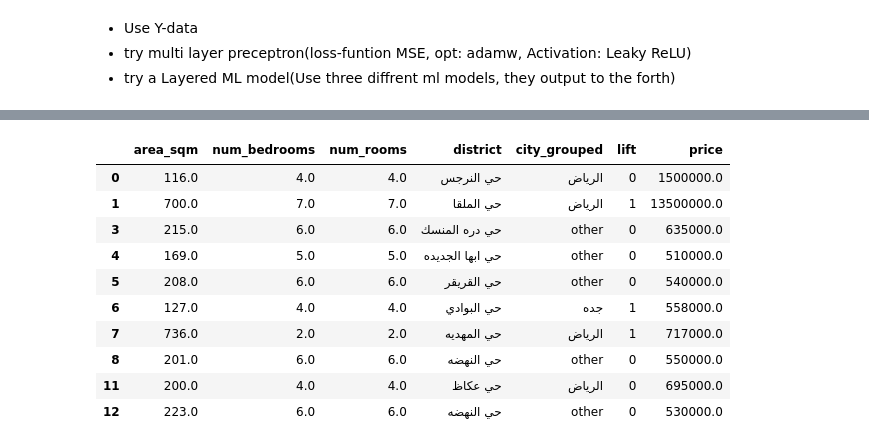
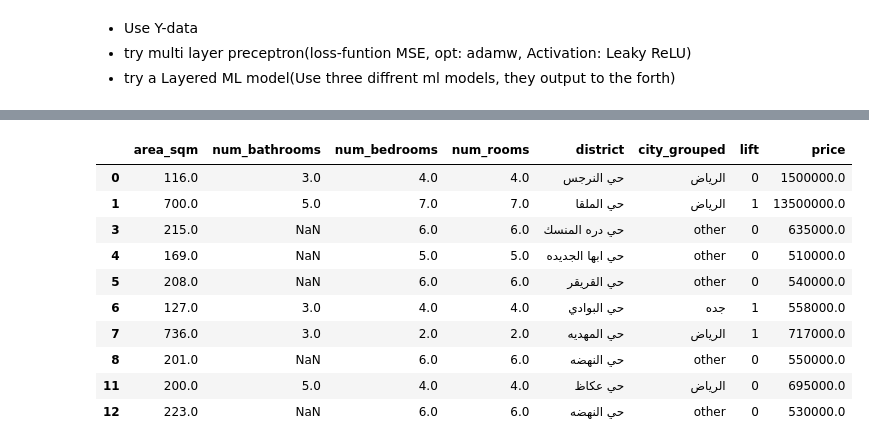
Before and after one commit to AFAskar/Machine-Learning-W3, a Jupyter notebook: aqar.ipynb, the cells around one changed output, grey strips where cells are left out. Drawn from its saved outputs; the diff is of its cells as text; code cells hidden in the pictures.

```diff
--- a/aqar.ipynb
+++ b/aqar.ipynb
@@ -35,40 +54,40 @@ df.hist(bins=50, figsize=(20,15))
 # %%
 
-num_feature_cols=["area_sqm","num_bedrooms","num_rooms"]
+num_feature_cols=["area_sqm","num_bathrooms","num_bedrooms","num_rooms"]
 cat_feature_cols=["district","city_grouped"]
 bool_feature_cols=["lift"]
 
 df : pd.DataFrame = df[(df['is_rental'] == False) & (df['is_daily_rental'] == False) & (df['sale_type'] != 'rent') & (df['sale_type'] !='daily')].copy()
 pd.set_option('future.no_silent_downcasting', True)
 # drop listings of land without buildings
 df : pd.DataFrame = df[df['category_ga_property_category'] != 'land'].copy()
 # drop listings of commercial buildings
 df : pd.DataFrame = df[(df["category_ga_listing_type"]!= "office") & (df["category_ga_listing_type"]!="store") & (df["category_ga_listing_type"]!="warehouse") & (df["category_ga_listing_type"]!="lounge")].copy()
 
 for bool_col in bool_feature_cols:
     df[bool_col] = df[bool_col].astype(int)
 
 # combine rare cities into 'Other'
 city_counts = df['city'].value_counts(normalize=True)
 rare_cities = city_counts[city_counts < 0.02].index
 df['city_grouped'] = df['city'].apply(lambda x: 'other' if x in rare_cities else x)
 
 target_col=["price"]
 
 
 df[num_feature_cols + cat_feature_cols + bool_feature_cols + target_col].head(10)
 # %% [output]
-|  | area_sqm | num_bedrooms | num_rooms | district | city_grouped | lift | price |
-| 0 | 116.0 | 4.0 | 4.0 | حي النرجس | الرياض | 0 | 1500000.0 |
-| 1 | 700.0 | 7.0 | 7.0 | حي الملقا | الرياض | 1 | 13500000.0 |
-| 3 | 215.0 | 6.0 | 6.0 | حي دره المنسك | other | 0 | 635000.0 |
-| 4 | 169.0 | 5.0 | 5.0 | حي ابها الجديده | other | 0 | 510000.0 |
-| 5 | 208.0 | 6.0 | 6.0 | حي القريقر | other | 0 | 540000.0 |
-| 6 | 127.0 | 4.0 | 4.0 | حي البوادي | جده | 1 | 558000.0 |
-| 7 | 736.0 | 2.0 | 2.0 | حي المهديه | الرياض | 1 | 717000.0 |
-| 8 | 201.0 | 6.0 | 6.0 | حي النهضه | other | 0 | 550000.0 |
-| 11 | 200.0 | 4.0 | 4.0 | حي عكاظ | الرياض | 0 | 695000.0 |
-| 12 | 223.0 | 6.0 | 6.0 | حي النهضه | other | 0 | 530000.0 |
+|  | area_sqm | num_bathrooms | num_bedrooms | num_rooms | district | city_grouped | lift | price |
+| 0 | 116.0 | 3.0 | 4.0 | 4.0 | حي النرجس | الرياض | 0 | 1500000.0 |
+| 1 | 700.0 | 5.0 | 7.0 | 7.0 | حي الملقا | الرياض | 1 | 13500000.0 |
+| 3 | 215.0 | NaN | 6.0 | 6.0 | حي دره المنسك | other | 0 | 635000.0 |
+| 4 | 169.0 | NaN | 5.0 | 5.0 | حي ابها الجديده | other | 0 | 510000.0 |
+| 5 | 208.0 | NaN | 6.0 | 6.0 | حي القريقر | other | 0 | 540000.0 |
+| 6 | 127.0 | 3.0 | 4.0 | 4.0 | حي البوادي | جده | 1 | 558000.0 |
+| 7 | 736.0 | 3.0 | 2.0 | 2.0 | حي المهديه | الرياض | 1 | 717000.0 |
+| 8 | 201.0 | NaN | 6.0 | 6.0 | حي النهضه | other | 0 | 550000.0 |
+| 11 | 200.0 | 5.0 | 4.0 | 4.0 | حي عكاظ | الرياض | 0 | 695000.0 |
+| 12 | 223.0 | NaN | 6.0 | 6.0 | حي النهضه | other | 0 | 530000.0 |
 # %%
 df[num_feature_cols + cat_feature_cols + bool_feature_cols + target_col].hist(bins=50, figsize=(20,15))
 # %% [output]
```
Also changed, not shown: parts of 8 cells of this notebook, 6 other files.
